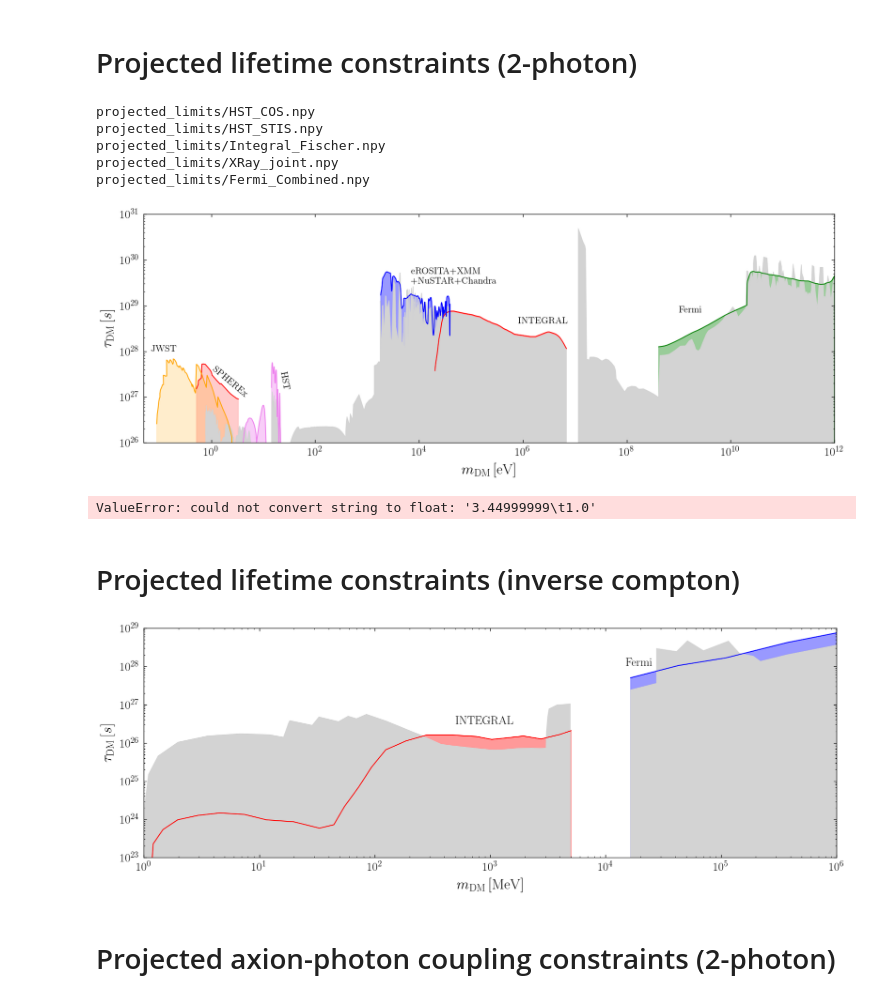
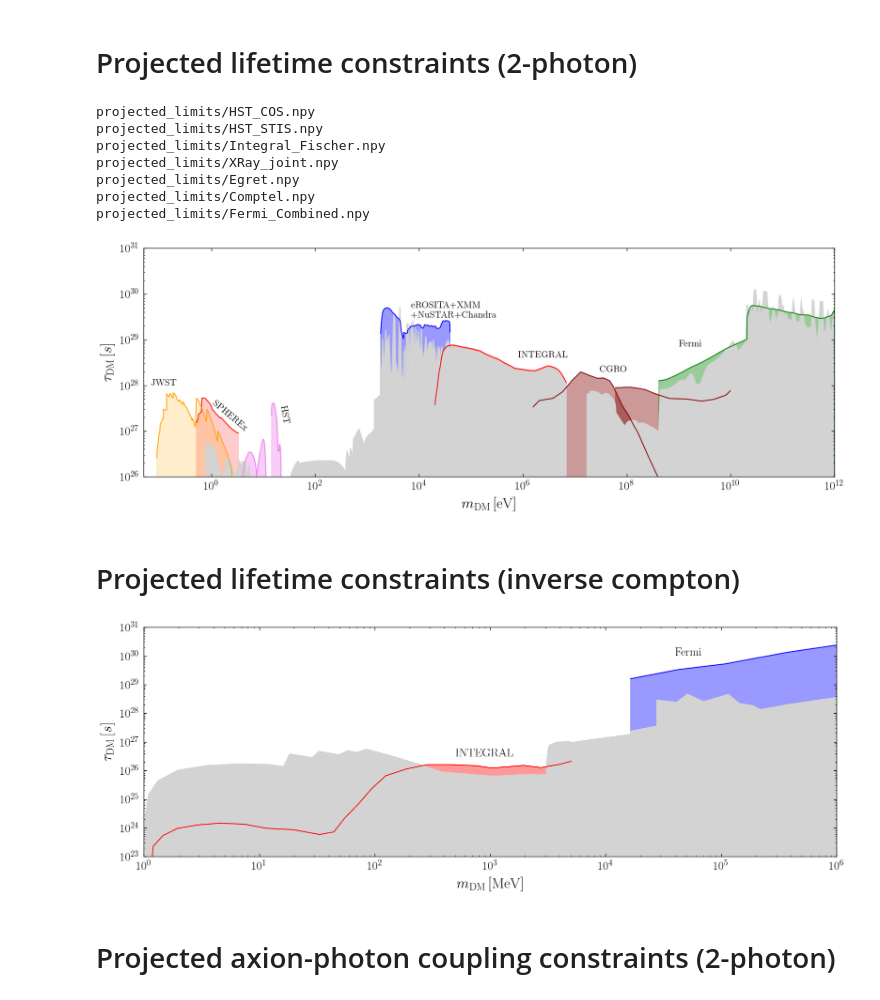
Before and after one commit to joshua-benabou/Mega_Decaying_DM_Milkyway_Analysis, a Jupyter notebook: Mega_plot.ipynb, the cells around one changed output. Cells and saved outputs as stored; diff of their text form; code cells hidden in the pictures.

```diff
--- a/Mega_plot.ipynb
+++ b/Mega_plot.ipynb
@@ -182,7 +180,7 @@ edgecolor = 'k'
 axion_photon_limits = [
  # "JWST_Pinetti",
     "DESI",
-    "HST_dwarfs",
+    #"HST_dwarfs",
   #  "HST", # cosmic background anisotropy
    # "Telescopes_MUSE", # Ben thinks this limit is way too strong
     "JWST",
@@ -212,9 +210,12 @@ for limit_name in axion_photon_limits:
 
     tau_limit_arr_s = gayy_limit_2_tau_limit(gayy_limit_GeV, mDM_arr_eV)
     #plt.plot(mDM_arr_eV, tau_limit_arr_s, color="k")#,lw=0.1)
-    plt.fill_between(mDM_arr_eV, tau_limit_arr_s, 1e-40, color="lightgray",alpha=1.0)
-    # if limit_name=="eROSITA":
-    #     plt.plot(mDM_arr_eV, tau_limit_arr_s, color="red",ls="-",lw=0.5)
+    cut = 0
+
+    if limit_name=="GammaRayDecayCompilation": # since this limit is wrong on Ciaran's github due to including wrong INTEGRAL bound from Calore, we cut it
+        cut = np.where(mDM_arr_eV>1.65e7)[0][0]
+
+    plt.fill_between(mDM_arr_eV[cut:], tau_limit_arr_s[cut:], 1e-40, color="lightgray",alpha=1.0)
 
 INTEGRAL_limit =  np.load("existing_limits/Integral_Fischer.npy", allow_pickle=True).item()
 plt.fill_between(INTEGRAL_limit['mDM_eV'], 1e-40,  INTEGRAL_limit["tau_limit_arr_s"], color="lightgray")
@@ -296,38 +297,28 @@ plt.text(7e3,5e29,'eROSITA+XMM',fontsize=fs,rotation=0)
 plt.text(7e3,3e29,'+NuSTAR+Chandra',fontsize=fs,rotation=0)
 
 plt.text(8e5,4e28,'INTEGRAL',fontsize=fs)
+plt.text(3e7,2e28,'CGRO',fontsize=fs)
+
 plt.text(1e9,7e28,'Fermi',fontsize=fs)
 
 ################################################################
 plt.xlim([5e-2,1e12])
 plt.ylim([1e26,1e31])
 
+#plt.axvline(1.6e7,ls="--")
 ################################################################
 #plt.legend()
 plt.xscale("log")
 plt.yscale("log")
 plt.ylabel(r"$\tau_\mathrm{DM} \, [s]$")
 plt.xlabel(r"$m_\mathrm{DM}\, [\mathrm{eV}]$")
-plt.savefig("plots/mega_plot_projected_constraint_tau_2gamma.pdf",bbox_inches="tight")
+plt.savefig("plots/mega_plot_projected_constraint_tau_2gamma.pdf",bbox_inches="tight")-
 # %% [output]
 projected_limits/HST_COS.npy
 projected_limits/HST_STIS.npy
 projected_limits/Integral_Fischer.npy
 projected_limits/XRay_joint.npy
+projected_limits/Egret.npy
+projected_limits/Comptel.npy
 projected_limits/Fermi_Combined.npy
-[figure, old version]
+[figure, new version]
-# %%
-# MAKE PLACEHOLDER HUBBLE PROJECTION
-
-HST_cosmic_optical_anis_limit = np.loadtxt(master_folder+"limit_data/AxionPhoton/HST.txt",delimiter=",")
-
-tau_s_limit_placeholder = gayy_limit_2_tau_limit(HST_cosmic_optical_anis_limit[:,1], HST_cosmic_optical_anis_limit[:,0])*2
-
-
-limit_dict = {"mDM_eV": HST_cosmic_optical_anis_limit[:,0],
-              "tau_limit_arr_s": tau_s_limit_placeholder
-             }
-
-np.save("projected_limits/HST.npy", limit_dict)
-# %% [output]
-ValueError: could not convert string to float: '3.44999999\t1.0'
@@ -384,7 +370,11 @@ plt.fill_between(mDM_MeV, 1e-40, tau_s,color="lightgray")
 summary_IC_limits = np.loadtxt("existing_limits/IC_e+e-/Hooper_1811.05988_e+e-.csv",delimiter=",")
 mDM_MeV = summary_IC_limits[:,0]*1e3
 tau_s = summary_IC_limits[:,1]
-tau_s_proj = tau_s*np.sqrt((12*(2026-2008))/50 ) # Dan used 50 months of data
+
+time_fac = np.sqrt((12*(2026-2008))/50 ) # rescaling for time
+ang_fac = 10**1.5 # rescaling because of using all sky data, and Ben thinks we can do better by this amount
+
+tau_s_proj = tau_s*time_fac*ang_fac # Dan used 50 months of data
 col="blue"
 plt.plot(mDM_MeV, tau_s_proj,color=col)
 plt.fill_between(mDM_MeV, 1e-40, tau_s_proj, alpha=0.4, color=col)
@@ -409,36 +399,48 @@ tau_s = summary_IC_limits[:,1]
 plt.fill_between(mDM_MeV, 1e-40, tau_s,color="lightgray")
 
 summary_IC_limits = np.loadtxt("existing_limits/AMS_e+e-_IC.csv",delimiter=",")
 mDM_MeV = summary_IC_limits[:,0]*1e3
 tau_s = summary_IC_limits[:,1]
 plt.fill_between(mDM_MeV, 1e-40, tau_s,color="lightgray")
 
 
 
+# summary_IC_limits = np.loadtxt("existing_limits/Voyager1_e+e-_IC_1612.07698.csv",delimiter=",")
+# mDM_MeV = summary_IC_limits[:,0]*1e3
+# tau_s = summary_IC_limits[:,1]
+# plt.fill_between(mDM_MeV, 1e-40, tau_s,color="blue")
+
+summary_IC_limits = np.loadtxt("existing_limits/AMS-02_e+e-_IC_1612.07698.csv",delimiter=",")
+mDM_MeV = summary_IC_limits[:,0]*1e3
+tau_s = summary_IC_limits[:,1]
+plt.fill_between(mDM_MeV, 1e-40, tau_s,color="lightgray")
+
+
+
 #####################
 # LABELS
 
 
 fs=20
 plt.text(5e2,3e26,'INTEGRAL',fontsize=fs)
 # plt.text(1.5e4,2e29,'NuSTAR',fontsize=fs)
 # #plt.text(4e3,2e29,'XMM',fontsize=15,rotation=0)
-plt.text(1.5e4,1e28,'Fermi',fontsize=fs)
+plt.text(4e4,1e30,'Fermi',fontsize=fs)
 # plt.text(1e3,1e30,'eROSITA',fontsize=fs,rotation=70)
 
 ################################################################
 plt.xlim([1,1e6])
-plt.ylim([1e23,1e29])
+plt.ylim([1e23,1e31])
 
 ################################################################
 #plt.legend()
 plt.xscale("log")
 plt.yscale("log")
 plt.ylabel(r"$\tau_\mathrm{DM} \, [s]$")
 plt.xlabel(r"$m_\mathrm{DM}\, [\mathrm{MeV}]$")
 plt.savefig("plots/mega_plot_projected_constraint_tau_IC.pdf",bbox_inches="tight")
 # %% [output]
-[figure, old version]
+[figure, new version]
 # %% [markdown]
 # Projected axion-photon coupling constraints (2-photon)
 # %%
```
Also changed, not shown: parts of 4 cells of this notebook, 4 other files.
